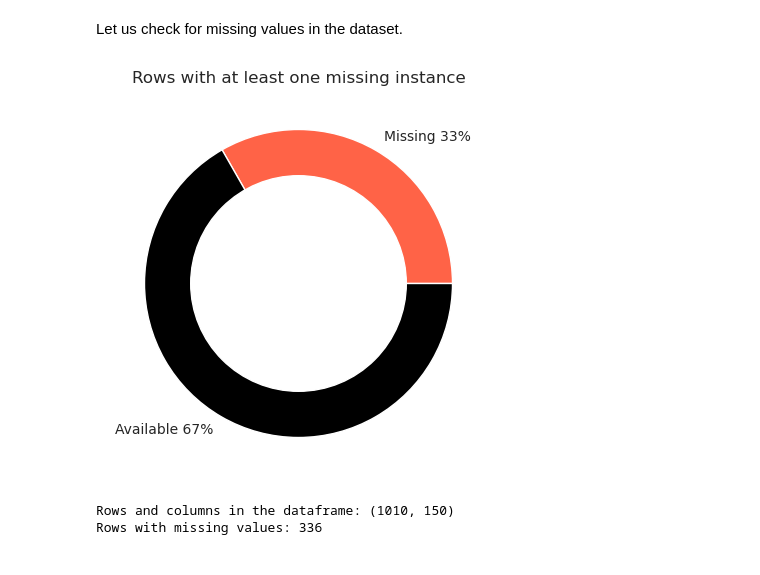
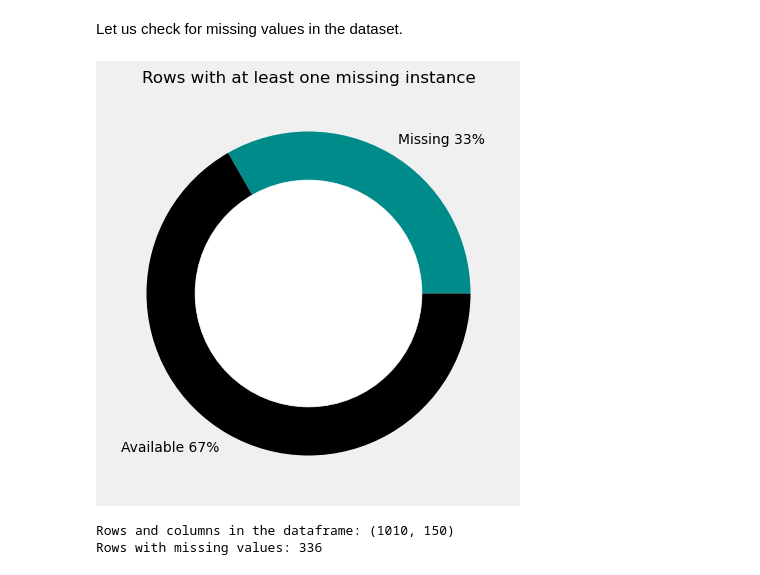
Before and after one commit to Armagaan/young-people-today, a Jupyter notebook: src/wrangling.ipynb, the cells around one changed output. Cells and saved outputs as stored; diff of their text form; code cells hidden in the pictures.

```diff
--- a/src/wrangling.ipynb
+++ b/src/wrangling.ipynb
@@ -10,7 +10,7 @@ import pandas as pd
 import seaborn as sns
 
 FIGSIZE = (16, 9)
-sns.set_theme()
+plt.style.use("fivethirtyeight")
 # %%
 path = "../data/responses.csv"
 df = pd.read_csv(path, header=0)
@@ -49,25 +18,25 @@ plt.show()
 Let us check for missing values in the dataset.
 # %%
 fig = plt.figure(figsize=(5,5))
-plt.title("Rows with at least one missing instance")
+plt.title("Rows with at least one missing instance", fontsize=12)
 
 missing = df[df.isnull().any(axis=1)].shape[0]
 available = len(df) - missing
 
 # Create a pieplot
 plt.pie(
     [missing, available],
     labels=[f"Missing {100 * missing / len(df):.0f}%", f"Available {100 * available / len(df):.0f}%"],
-    colors=["tomato", "black"],
+    colors=["darkcyan", "black"],
     textprops={'fontsize': 10}
 )
 # add a circle at the center to transform it in a donut chart
 my_circle=plt.Circle( (0,0), 0.7, color="white")
 p = plt.gcf()
 p.gca().add_artist(my_circle)
 plt.show()
 # %% [output]
-[figure, old version]
+[figure, new version]
 # %%
 print("Rows and columns in the dataframe:", df.shape)
 print("Rows with missing values:", df[df.isnull().any(axis=1)].shape[0])
```
Also changed, not shown: parts of 3 cells of this notebook, 5 other files.
